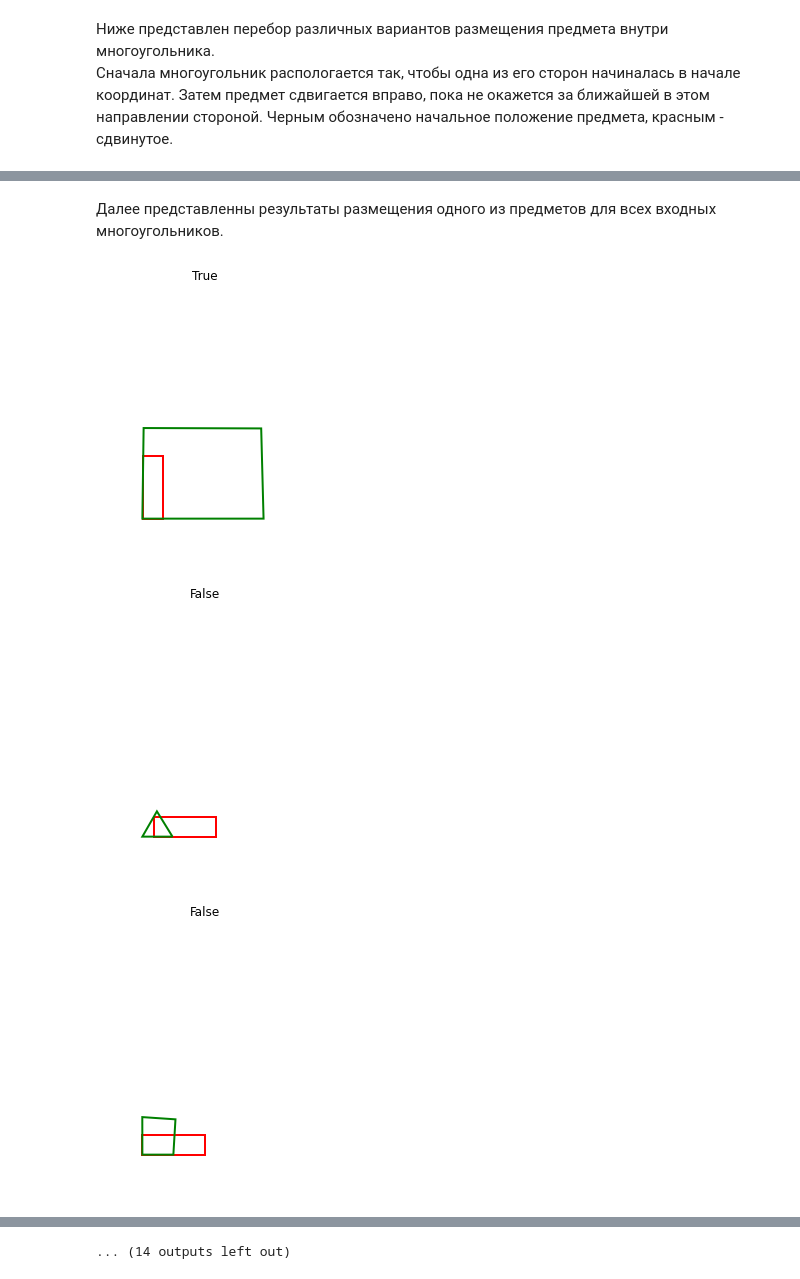
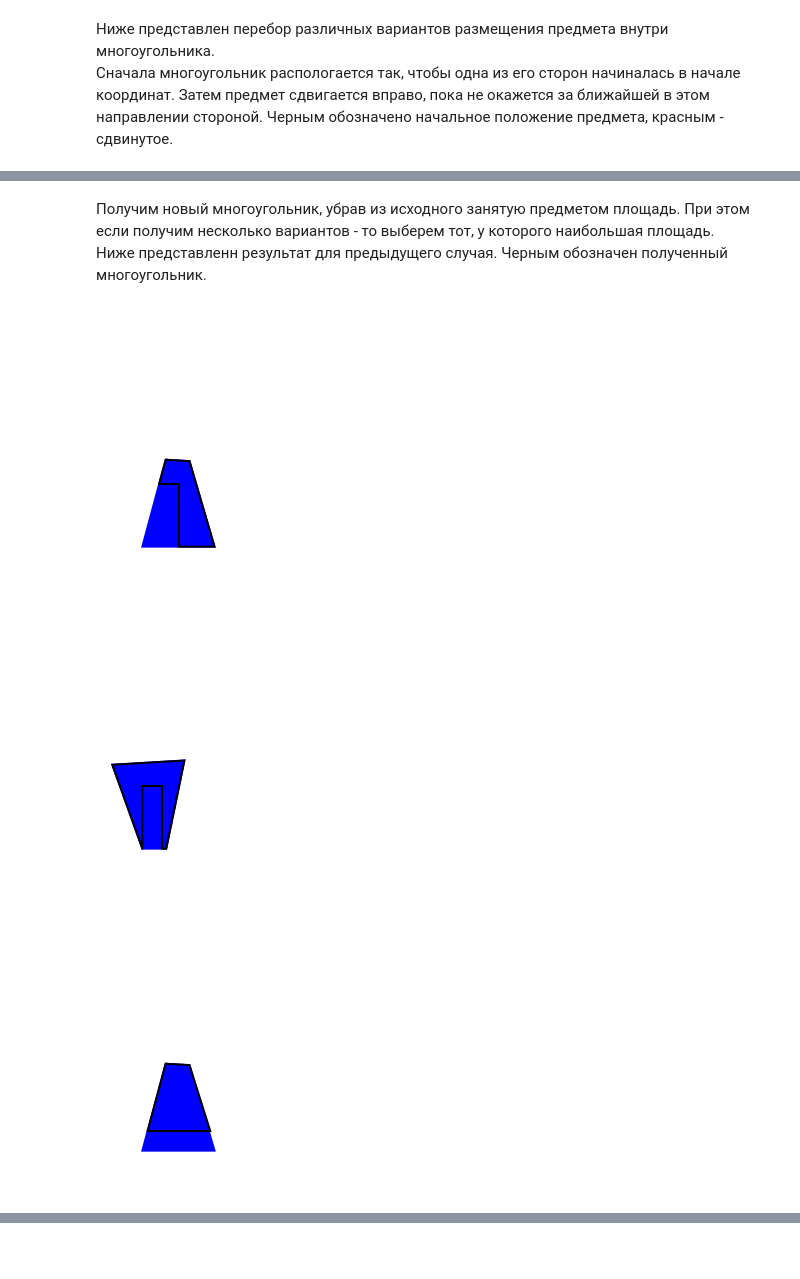
Before and after one commit to Elizaveta11111/Intelligent_Placer, a Jupyter notebook: intelligent_placer.ipynb, the cells around one changed output, grey strips where cells are left out. Cells and saved outputs as stored; diff of their text form; code cells hidden in the pictures; blank space fills up the shorter version.

```diff
--- a/intelligent_placer.ipynb
+++ b/intelligent_placer.ipynb
@@ -66,14 +62,11 @@ visualization.variants(poly, 'lighter')
 # %% [markdown]
-Далее представленны результаты размещения одного из предметов для всех входных многоугольников.
+Получим новый многоугольник, убрав из исходного занятую предметом площадь. При этом если получим несколько вариантов - то выберем тот, у которого наибольшая площадь.
+Ниже представленн результат для предыдущего случая. Черным обозначен полученный многоугольник.
 # %%
 from intelligent_placer_lib import detect_polygon, visualization
-import os
-path = 'input'
-for root, dirs, files in os.walk(path):
-    for filename in files:
-        poly = detect_polygon.detect_polygon(path + '/' + filename)
-        visualization.result(poly, 'lighter')
+_, _, poly = detect_polygon.detect_polygon('input/20.jpg')
+visualization.next_poly_variants(poly, 'lighter')
 # %% [output]
-[figure, old version]
+[figure, new version]
-[figure, old version]
+[figure, new version]
-[figure, old version]
+[figure, new version]
@@ -89 +74,0 @@ for root, dirs, files in os.walk(path):
-... (14 outputs left out)
```
Also changed, not shown: parts of 17 cells of this notebook, 50 other files.
